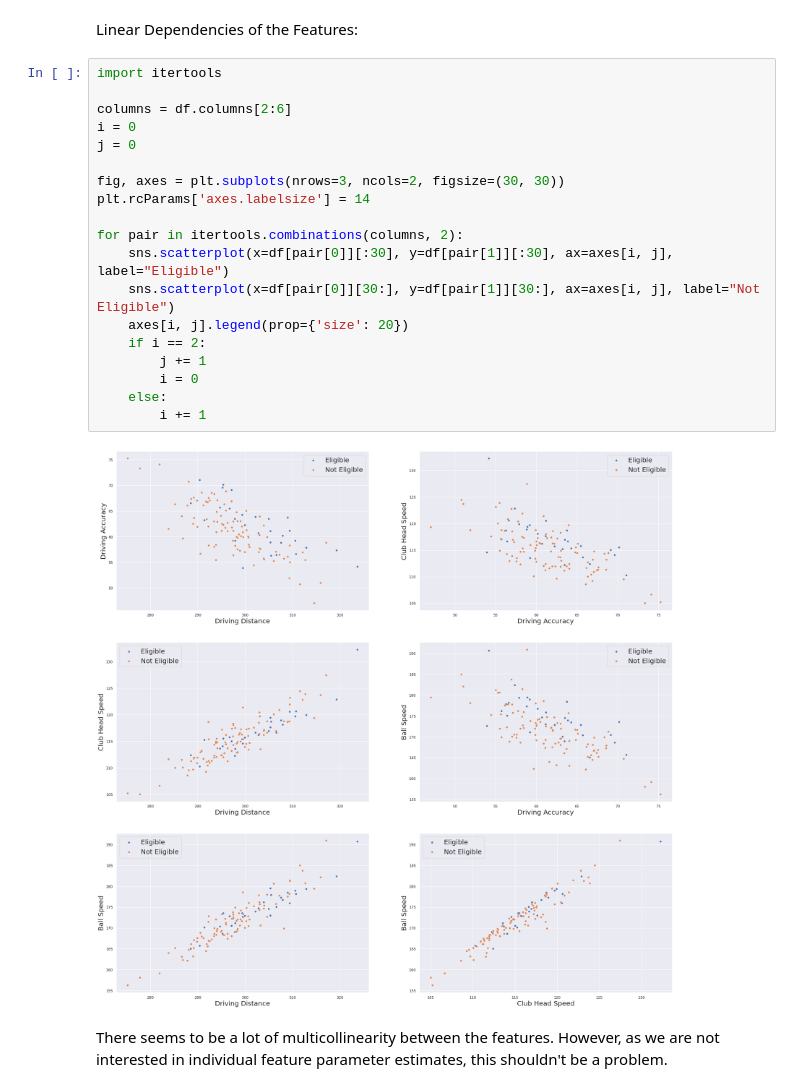
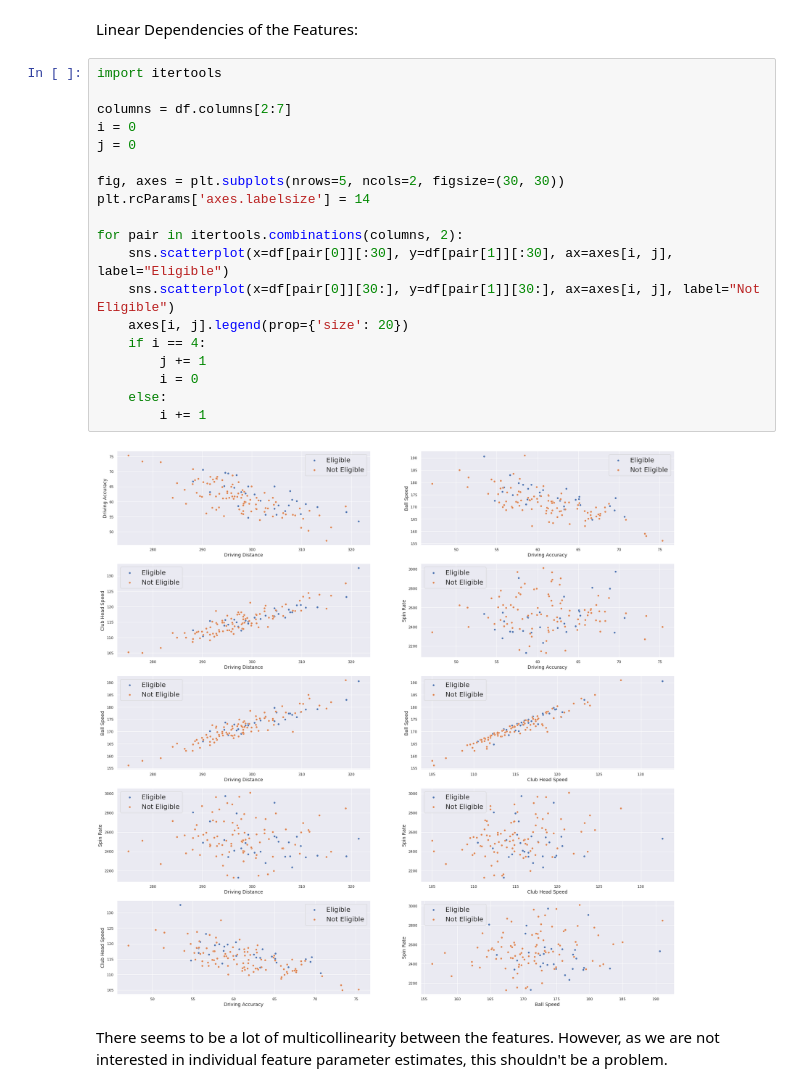
Before and after one commit to shiftleino/pga-classification, a Jupyter notebook: project/2_statistical_exploration.ipynb, the cells around one changed output. Drawn from its saved outputs; the diff is of its cells as text.

```diff
--- a/project/2_statistical_exploration.ipynb
+++ b/project/2_statistical_exploration.ipynb
@@ -67,23 +69,23 @@ Linear Dependencies of the Features:
 # %%
 import itertools
 
-columns = df.columns[2:6]
+columns = df.columns[2:7]
 i = 0
 j = 0
 
-fig, axes = plt.subplots(nrows=3, ncols=2, figsize=(30, 30))
+fig, axes = plt.subplots(nrows=5, ncols=2, figsize=(30, 30))
 plt.rcParams['axes.labelsize'] = 14
 
 for pair in itertools.combinations(columns, 2):
     sns.scatterplot(x=df[pair[0]][:30], y=df[pair[1]][:30], ax=axes[i, j], label="Eligible")
     sns.scatterplot(x=df[pair[0]][30:], y=df[pair[1]][30:], ax=axes[i, j], label="Not Eligible")
     axes[i, j].legend(prop={'size': 20})
-    if i == 2:
+    if i == 4:
         j += 1
         i = 0
     else:
         i += 1
 # %% [output]
-[figure, old version]
+[figure, new version]
 # %% [markdown]
 There seems to be a lot of multicollinearity between the features. However, as we are not interested in individual feature parameter estimates, this shouldn't be a problem.
```
Also changed, not shown: parts of 7 cells of this notebook, 2 other files.
